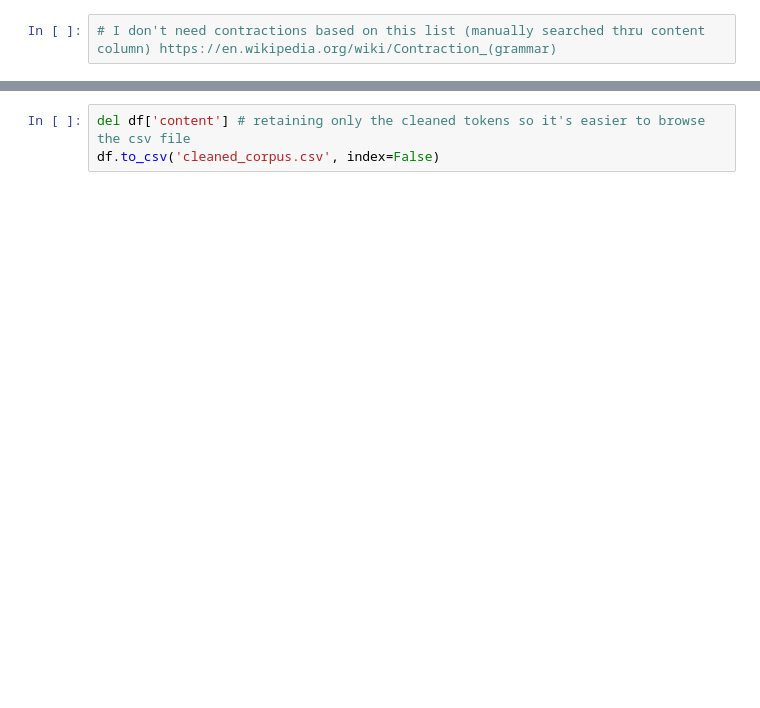
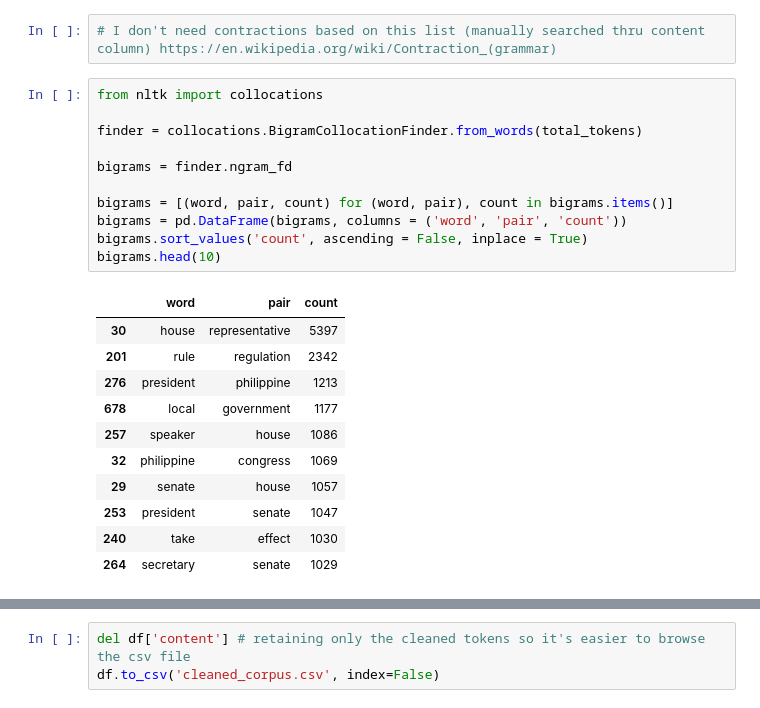
Before and after one commit to kabiikawa/csci-261.03-project, a Jupyter notebook: project/1 - Cleaning.ipynb, the cells around one changed output, grey strips where cells are left out. Saved outputs shown, nothing was run; the diff lists cells and outputs as text; blank space fills up the shorter version.

```diff
--- a/project/1 - Preprocessing.ipynb
+++ b/project/1 - Cleaning.ipynb
@@ -342,2 +345,25 @@ df['cleaned_content'].iloc[0]
 # %%
 # I don't need contractions based on this list (manually searched thru content column) https://en.wikipedia.org/wiki/Contraction_(grammar)
+# %%
+from nltk import collocations
+
+finder = collocations.BigramCollocationFinder.from_words(total_tokens)
+
+bigrams = finder.ngram_fd
+
+bigrams = [(word, pair, count) for (word, pair), count in bigrams.items()]
+bigrams = pd.DataFrame(bigrams, columns = ('word', 'pair', 'count'))
+bigrams.sort_values('count', ascending = False, inplace = True)
+bigrams.head(10)
+# %% [output]
+|  | word | pair | count |
+| 30 | house | representative | 5397 |
+| 201 | rule | regulation | 2342 |
+| 276 | president | philippine | 1213 |
+| 678 | local | government | 1177 |
+| 257 | speaker | house | 1086 |
+| 32 | philippine | congress | 1069 |
+| 29 | senate | house | 1057 |
+| 253 | president | senate | 1047 |
+| 240 | take | effect | 1030 |
+| 264 | secretary | senate | 1029 |
```
Also changed, not shown: parts of 9 cells of this notebook, 7 other files.
